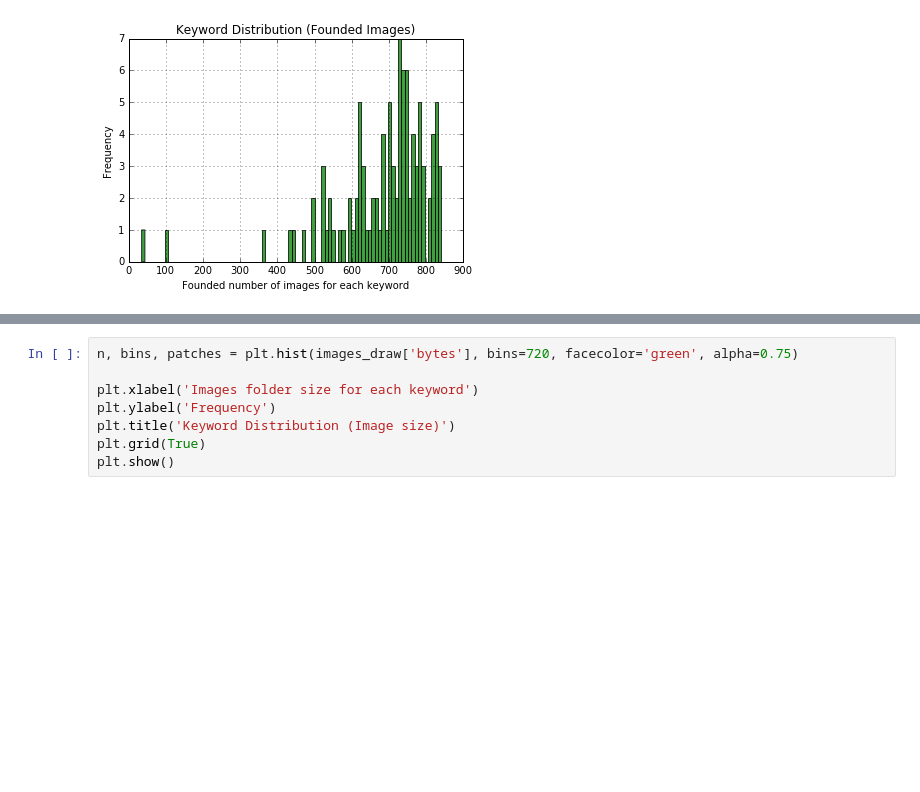
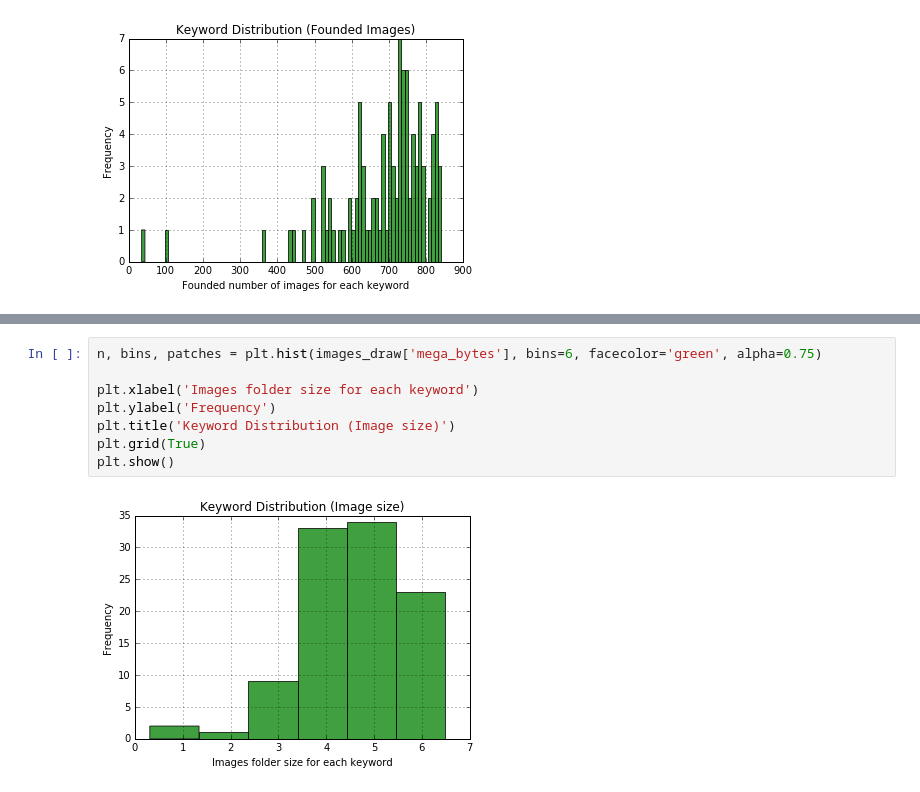
Before and after one commit to nanzhao2016/Projet_Mode, a Jupyter notebook: code/image_summary.ipynb, the cells around one changed output, grey strips where cells are left out. Cells and saved outputs as stored; diff of their text form; blank space fills up the shorter version.

```diff
--- a/code/image_summary.ipynb
+++ b/code/image_summary.ipynb
@@ -139,11 +149,13 @@ rice_interval(images_draw, 'bytes')
 # %%
-n, bins, patches = plt.hist(images_draw['bytes'], bins=720, facecolor='green', alpha=0.75)
+n, bins, patches = plt.hist(images_draw['mega_bytes'], bins=6, facecolor='green', alpha=0.75)
 
 plt.xlabel('Images folder size for each keyword')
 plt.ylabel('Frequency')
 plt.title('Keyword Distribution (Image size)')
 plt.grid(True)
 plt.show()
+# %% [output]
+[figure, added]
 # %%
 total_images = images_draw['number'].sum()
 total_images
```
Also changed, not shown: parts of 59 cells of this notebook, 9 other files.
